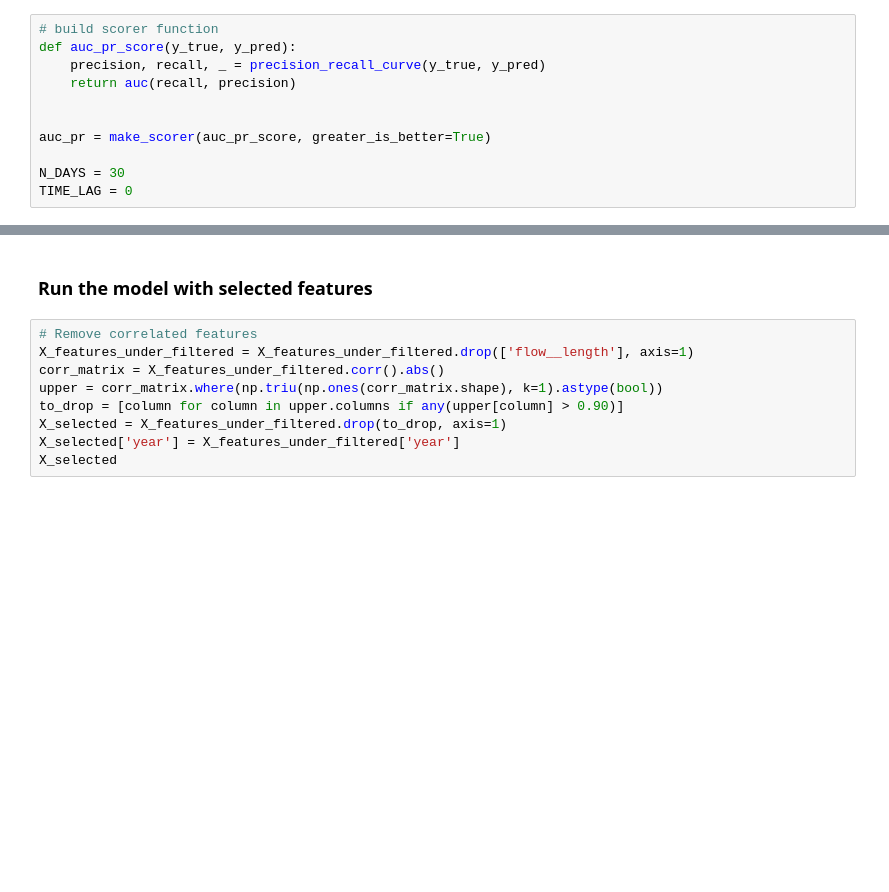
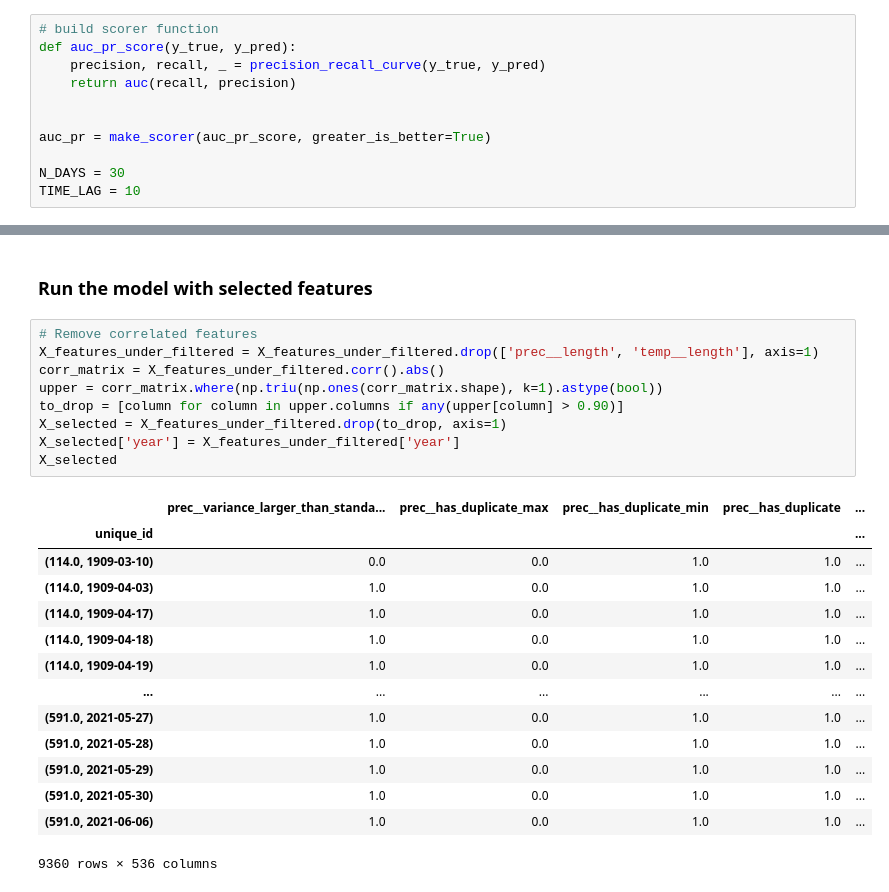
Before and after one commit to cbaggini/extreme-snowmelt-forecast, a Jupyter notebook: extreme-snowmelt-ts-params.ipynb, the cells around one changed output, grey strips where cells are left out. Drawn from its saved outputs; the diff is of its cells as text; blank space fills up the shorter version.

```diff
--- a/extreme-snowmelt-ts-params.ipynb
+++ b/extreme-snowmelt-ts-params.ipynb
@@ -32,7 +32,7 @@ def auc_pr_score(y_true, y_pred):
 auc_pr = make_scorer(auc_pr_score, greater_is_better=True)
 
 N_DAYS = 30
-TIME_LAG = 0
+TIME_LAG = 10
 # %%
 ## Define functions
 
@@ -408,13 +594,28 @@ X_features_under_filtered.head()
 ### Run the model with selected features
 # %%
 # Remove correlated features
-X_features_under_filtered = X_features_under_filtered.drop(['flow__length'], axis=1)
+X_features_under_filtered = X_features_under_filtered.drop(['prec__length', 'temp__length'], axis=1)
 corr_matrix = X_features_under_filtered.corr().abs()
 upper = corr_matrix.where(np.triu(np.ones(corr_matrix.shape), k=1).astype(bool))
 to_drop = [column for column in upper.columns if any(upper[column] > 0.90)]
 X_selected = X_features_under_filtered.drop(to_drop, axis=1)
 X_selected['year'] = X_features_under_filtered['year']
 X_selected
+# %% [output]
+|  | prec__variance_larger_than_standa... | prec__has_duplicate_max | prec__has_duplicate_min | prec__has_duplicate | ... |
+| unique_id |  |  |  |  | ... |
+| (114.0, 1909-03-10) | 0.0 | 0.0 | 1.0 | 1.0 | ... |
+| (114.0, 1909-04-03) | 1.0 | 0.0 | 1.0 | 1.0 | ... |
+| (114.0, 1909-04-17) | 1.0 | 0.0 | 1.0 | 1.0 | ... |
+| (114.0, 1909-04-18) | 1.0 | 0.0 | 1.0 | 1.0 | ... |
+| (114.0, 1909-04-19) | 1.0 | 0.0 | 1.0 | 1.0 | ... |
+| ... | ... | ... | ... | ... | ... |
+| (591.0, 2021-05-27) | 1.0 | 0.0 | 1.0 | 1.0 | ... |
+| (591.0, 2021-05-28) | 1.0 | 0.0 | 1.0 | 1.0 | ... |
+| (591.0, 2021-05-29) | 1.0 | 0.0 | 1.0 | 1.0 | ... |
+| (591.0, 2021-05-30) | 1.0 | 0.0 | 1.0 | 1.0 | ... |
+| (591.0, 2021-06-06) | 1.0 | 0.0 | 1.0 | 1.0 | ... |
+9360 rows × 536 columns
 # %%
 ## run model without year and split by site and time
 results = random_forest_site(X_selected.drop(columns=['year']), y_under, results, options={'param_type': 'Selected', 'year': 'No'})
```
Also changed, not shown: parts of 25 cells of this notebook.
